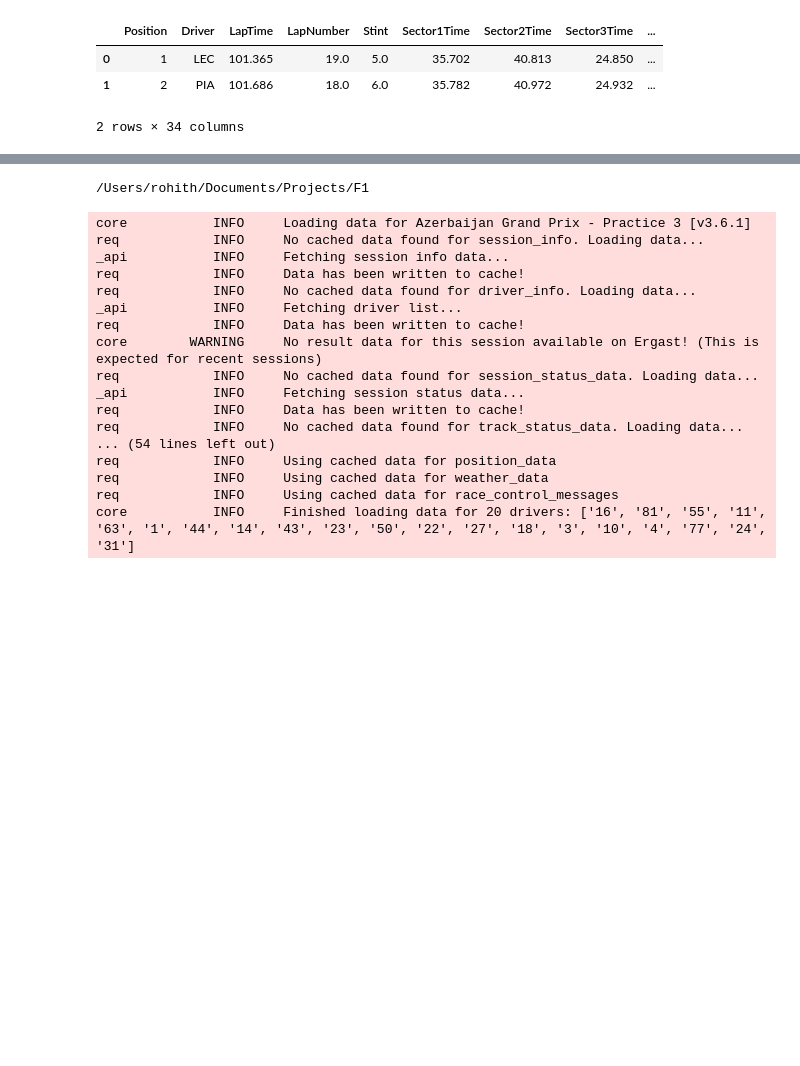
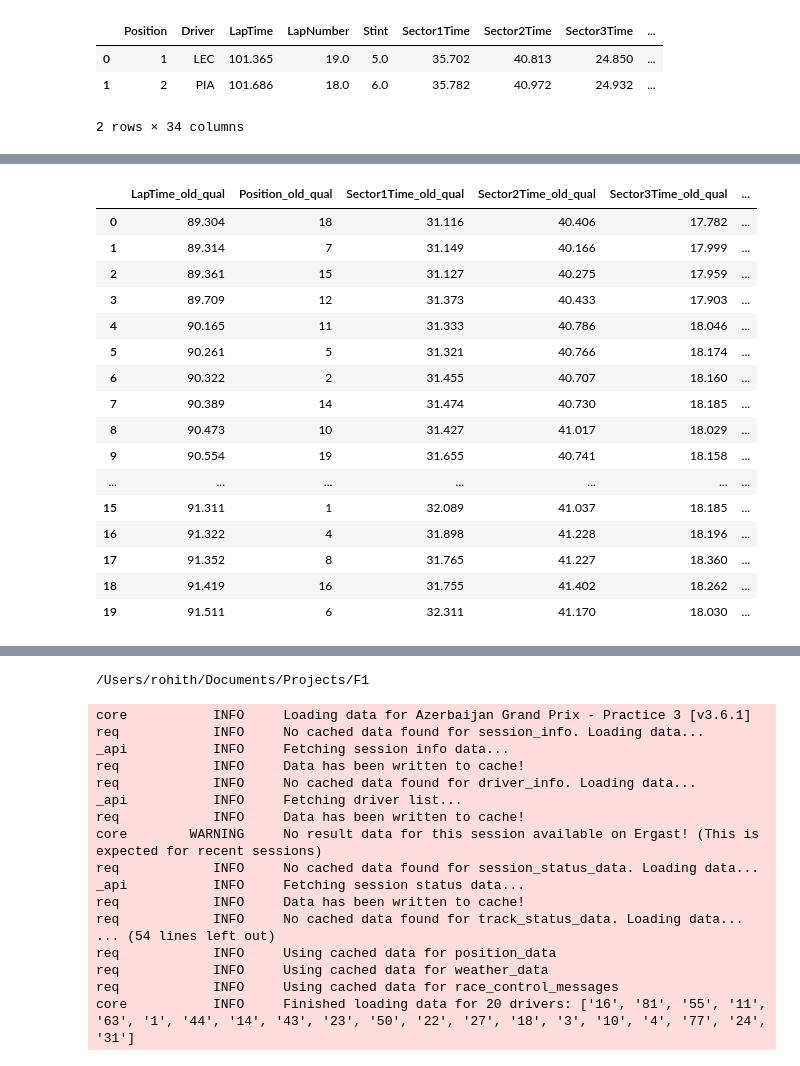
Before and after one commit to Rohith-2/F1, a Jupyter notebook: notebooks/init.ipynb, the cells around one changed output, grey strips where cells are left out. Saved outputs shown, nothing was run; the diff lists cells and outputs as text; code cells hidden in the pictures; blank space fills up the shorter version.

```diff
--- a/notebooks/init.ipynb
+++ b/notebooks/init.ipynb
@@ -213 +250,21 @@ ValueError: You are trying to merge on int64 and object columns for key 'Driver_
+# %%
+lap_old_qual_clean
+# %% [output]
+|  | LapTime_old_qual | Position_old_qual | Sector1Time_old_qual | Sector2Time_old_qual | Sector3Time_old_qual | ... |
+| 0 | 89.304 | 18 | 31.116 | 40.406 | 17.782 | ... |
+| 1 | 89.314 | 7 | 31.149 | 40.166 | 17.999 | ... |
+| 2 | 89.361 | 15 | 31.127 | 40.275 | 17.959 | ... |
+| 3 | 89.709 | 12 | 31.373 | 40.433 | 17.903 | ... |
+| 4 | 90.165 | 11 | 31.333 | 40.786 | 18.046 | ... |
+| 5 | 90.261 | 5 | 31.321 | 40.766 | 18.174 | ... |
+| 6 | 90.322 | 2 | 31.455 | 40.707 | 18.160 | ... |
+| 7 | 90.389 | 14 | 31.474 | 40.730 | 18.185 | ... |
+| 8 | 90.473 | 10 | 31.427 | 41.017 | 18.029 | ... |
+| 9 | 90.554 | 19 | 31.655 | 40.741 | 18.158 | ... |
+| ... | ... | ... | ... | ... | ... | ... |
+| 15 | 91.311 | 1 | 32.089 | 41.037 | 18.185 | ... |
+| 16 | 91.322 | 4 | 31.898 | 41.228 | 18.196 | ... |
+| 17 | 91.352 | 8 | 31.765 | 41.227 | 18.360 | ... |
+| 18 | 91.419 | 16 | 31.755 | 41.402 | 18.262 | ... |
+| 19 | 91.511 | 6 | 32.311 | 41.170 | 18.030 | ... |
 # %%
```
Also changed, not shown: parts of 7 cells of this notebook, 14 other files.
